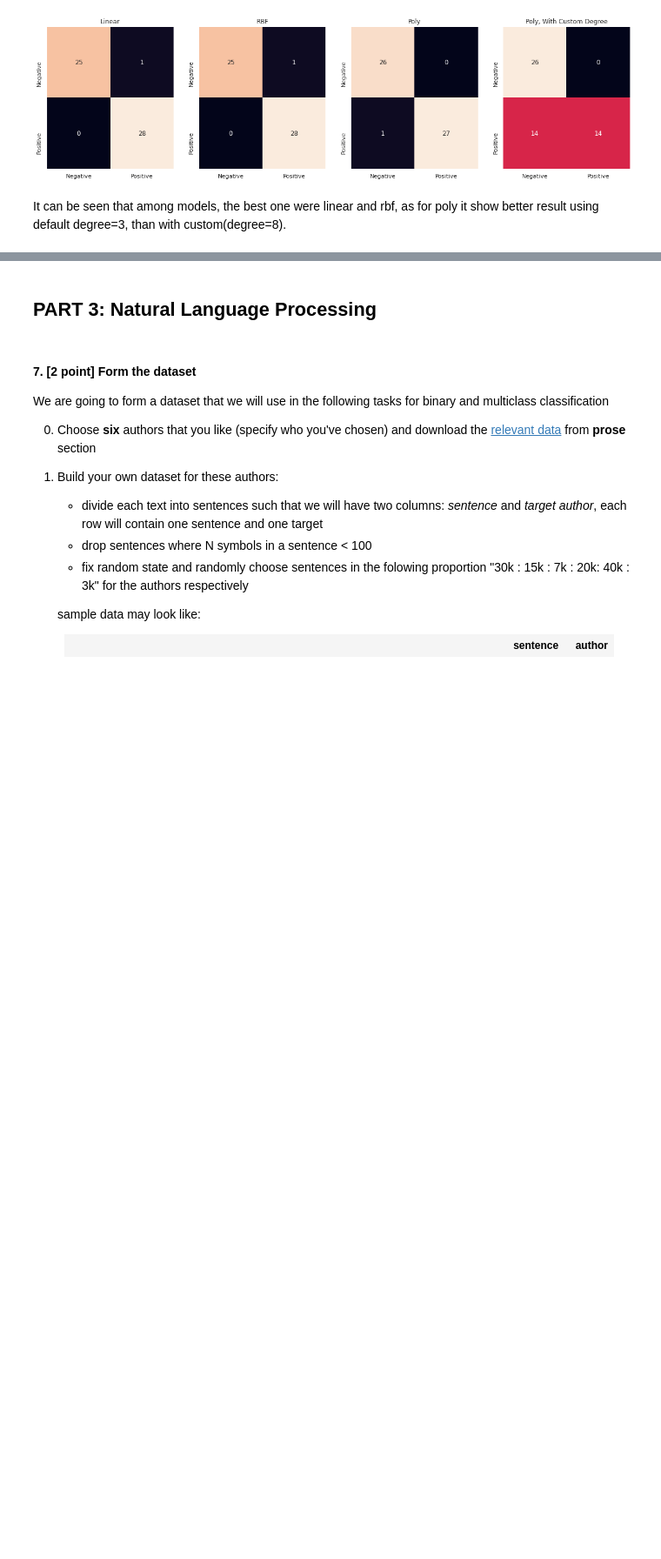
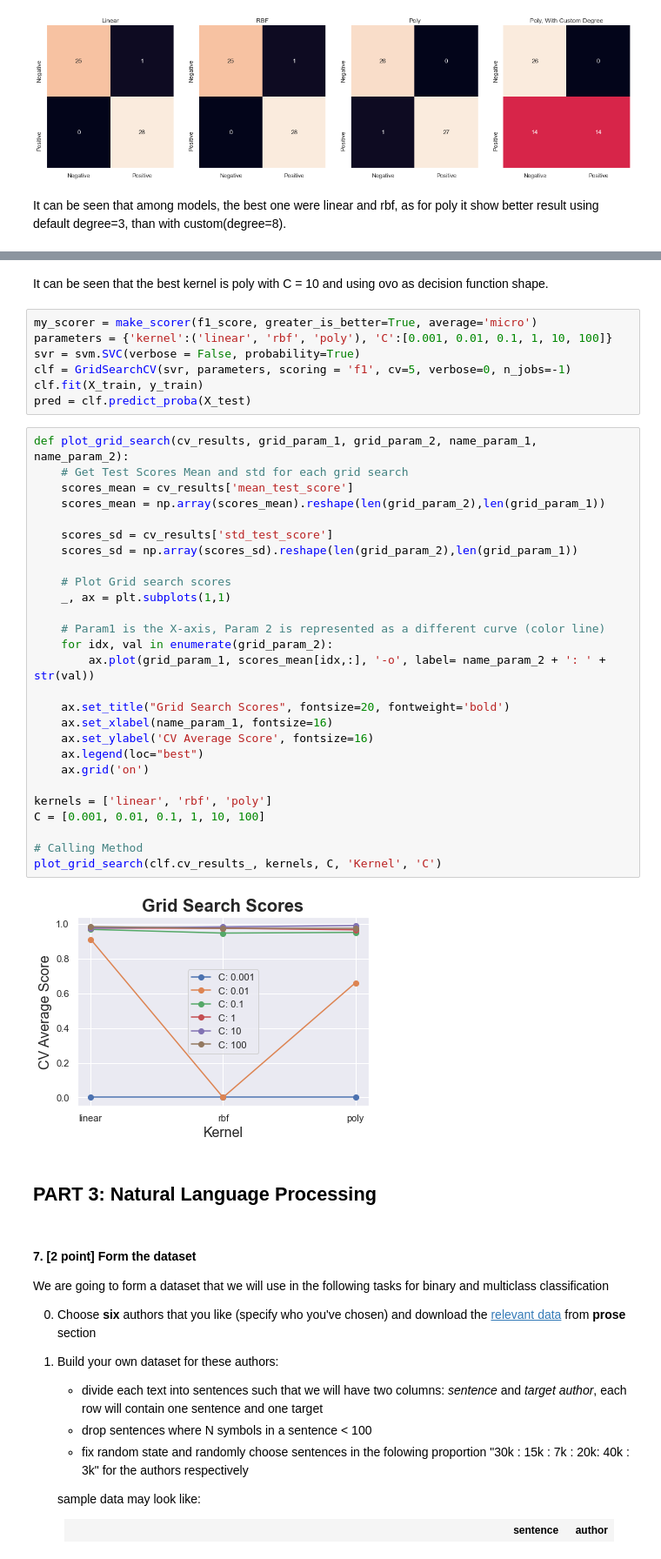
Before and after one commit to aamatevosyan/ml_se, a Jupyter notebook: hw/hw_3/HW3_v7.ipynb, the cells around one changed output, grey strips where cells are left out. Shown at 87% size. Saved outputs shown, nothing was run; the diff lists cells and outputs as text; blank space fills up the shorter version.

Commit message:
Add plots to part 2

```diff
--- a/hw/hw_3/HW3_v7.ipynb
+++ b/hw/hw_3/HW3_v7.ipynb
@@ -327,3 +346,41 @@ It can be seen that among models, the best one were linear and rbf, as for poly
+# %% [markdown]
+It can be seen that the best kernel is poly with C = 10 and using ovo as decision function shape.
+# %%
+my_scorer = make_scorer(f1_score, greater_is_better=True, average='micro')
+parameters = {'kernel':('linear', 'rbf', 'poly'), 'C':[0.001, 0.01, 0.1, 1, 10, 100]}
+svr = svm.SVC(verbose = False, probability=True)
+clf = GridSearchCV(svr, parameters, scoring = 'f1', cv=5, verbose=0, n_jobs=-1)
+clf.fit(X_train, y_train)
+pred = clf.predict_proba(X_test)
+# %%
+def plot_grid_search(cv_results, grid_param_1, grid_param_2, name_param_1, name_param_2):
+    # Get Test Scores Mean and std for each grid search
+    scores_mean = cv_results['mean_test_score']
+    scores_mean = np.array(scores_mean).reshape(len(grid_param_2),len(grid_param_1))
+
+    scores_sd = cv_results['std_test_score']
+    scores_sd = np.array(scores_sd).reshape(len(grid_param_2),len(grid_param_1))
+
+    # Plot Grid search scores
+    _, ax = plt.subplots(1,1)
+
+    # Param1 is the X-axis, Param 2 is represented as a different curve (color line)
+    for idx, val in enumerate(grid_param_2):
+        ax.plot(grid_param_1, scores_mean[idx,:], '-o', label= name_param_2 + ': ' + str(val))
+
+    ax.set_title("Grid Search Scores", fontsize=20, fontweight='bold')
+    ax.set_xlabel(name_param_1, fontsize=16)
+    ax.set_ylabel('CV Average Score', fontsize=16)
+    ax.legend(loc="best")
+    ax.grid('on')
+
+kernels = ['linear', 'rbf', 'poly']
+C = [0.001, 0.01, 0.1, 1, 10, 100]
+
+# Calling Method
+plot_grid_search(clf.cv_results_, kernels, C, 'Kernel', 'C')
+# %% [output]
+[figure, added]
 # %% [markdown]
 ## PART 3: Natural Language Processing
 # %% [markdown]
```
Also changed, not shown: parts of 25 cells of this notebook, 2 other files.
